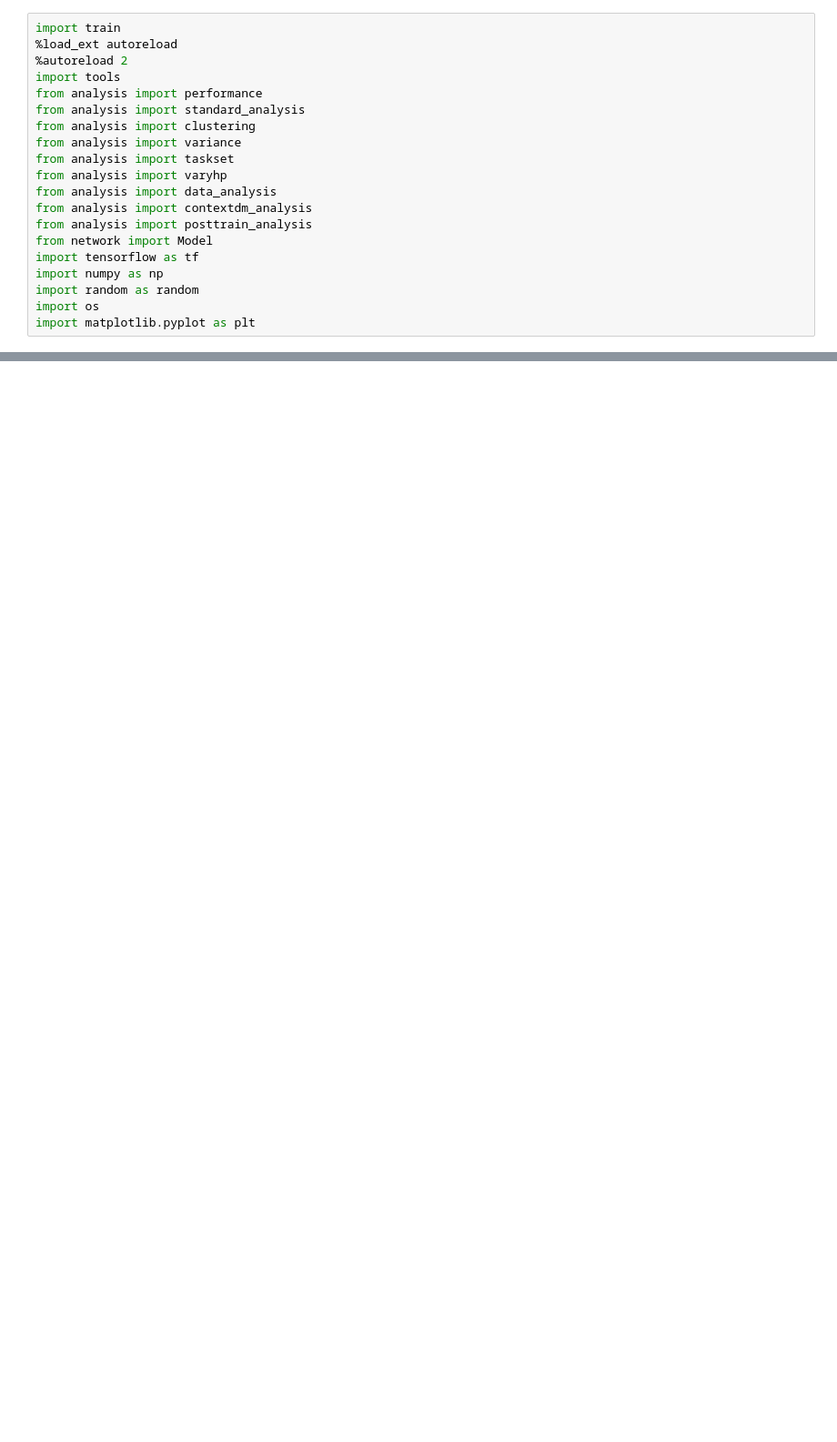
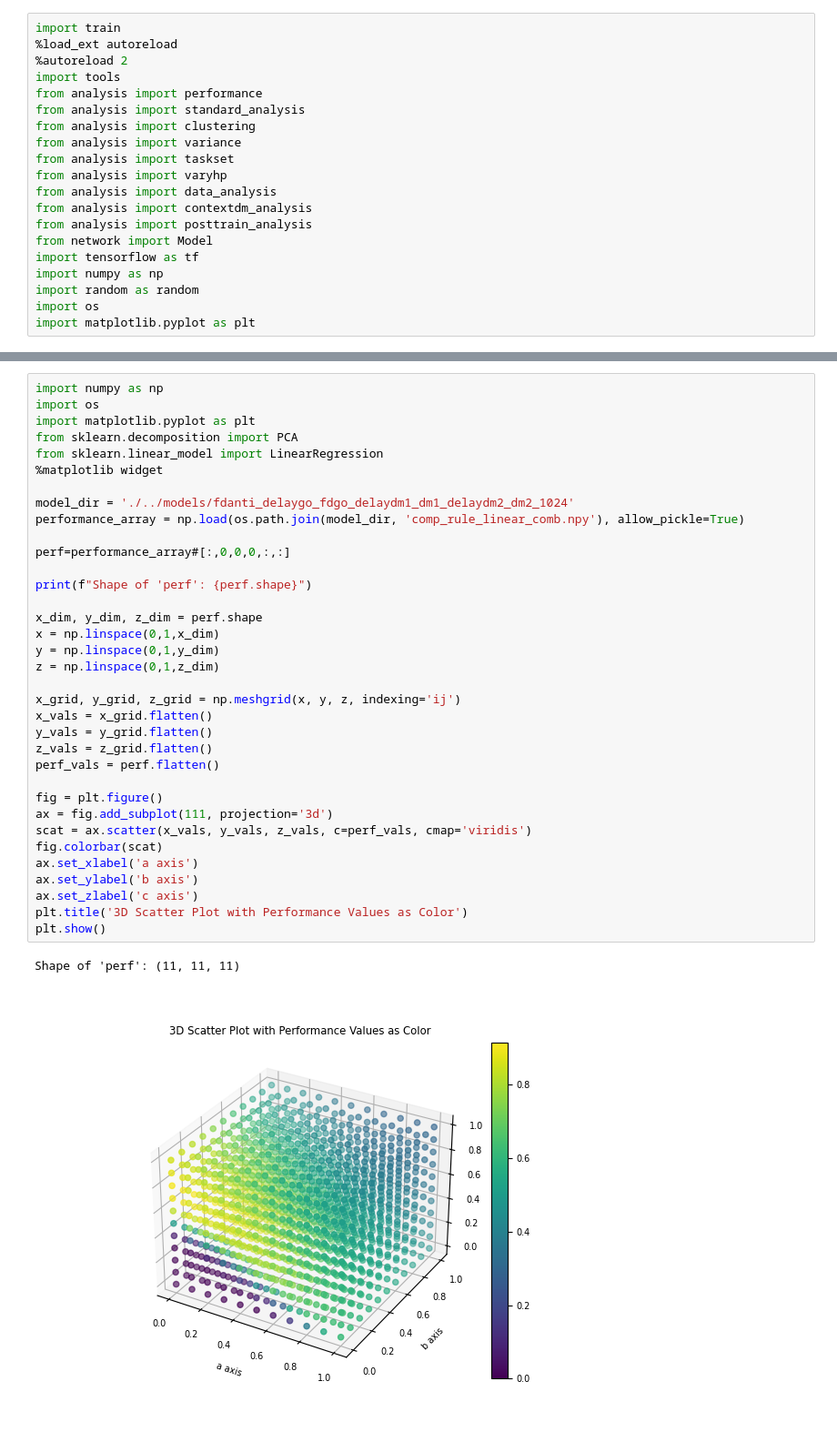
Before and after one commit to burnhamdr/multitask, a Jupyter notebook: rt_visualization.ipynb, the cells around one changed output, grey strips where cells are left out. Shown at 91% size. Saved outputs shown, nothing was run; the diff lists cells and outputs as text; blank space fills up the shorter version.

```diff
--- a/rt_visualization.ipynb
+++ b/rt_visualization.ipynb
@@ -74,0 +160,38 @@ Performance on delayanti when instructed with multidm family:  0.667999999999999
+# %%
+import numpy as np
+import os
+import matplotlib.pyplot as plt
+from sklearn.decomposition import PCA
+from sklearn.linear_model import LinearRegression
+%matplotlib widget
+
+model_dir = './../models/fdanti_delaygo_fdgo_delaydm1_dm1_delaydm2_dm2_1024'
+performance_array = np.load(os.path.join(model_dir, 'comp_rule_linear_comb.npy'), allow_pickle=True)
+
+perf=performance_array#[:,0,0,0,:,:]
+
+print(f"Shape of 'perf': {perf.shape}")
+
+x_dim, y_dim, z_dim = perf.shape
+x = np.linspace(0,1,x_dim)
+y = np.linspace(0,1,y_dim)
+z = np.linspace(0,1,z_dim)
+
+x_grid, y_grid, z_grid = np.meshgrid(x, y, z, indexing='ij')
+x_vals = x_grid.flatten()
+y_vals = y_grid.flatten()
+z_vals = z_grid.flatten()
+perf_vals = perf.flatten()
+
+fig = plt.figure()
+ax = fig.add_subplot(111, projection='3d')
+scat = ax.scatter(x_vals, y_vals, z_vals, c=perf_vals, cmap='viridis')
+fig.colorbar(scat)
+ax.set_xlabel('a axis')
+ax.set_ylabel('b axis')
+ax.set_zlabel('c axis')
+plt.title('3D Scatter Plot with Performance Values as Color')
+plt.show()
+# %% [output]
+Shape of 'perf': (11, 11, 11)
+[figure, added]
```
Also changed, not shown: parts of 8 cells of this notebook.
